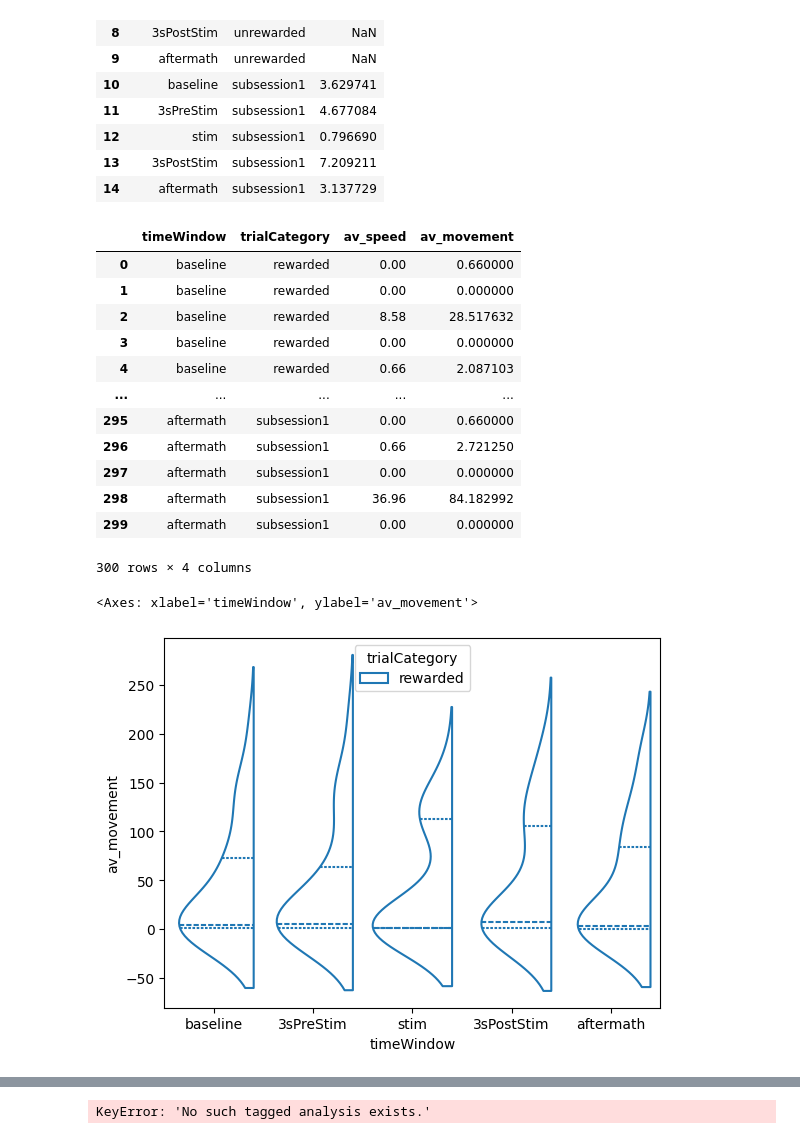
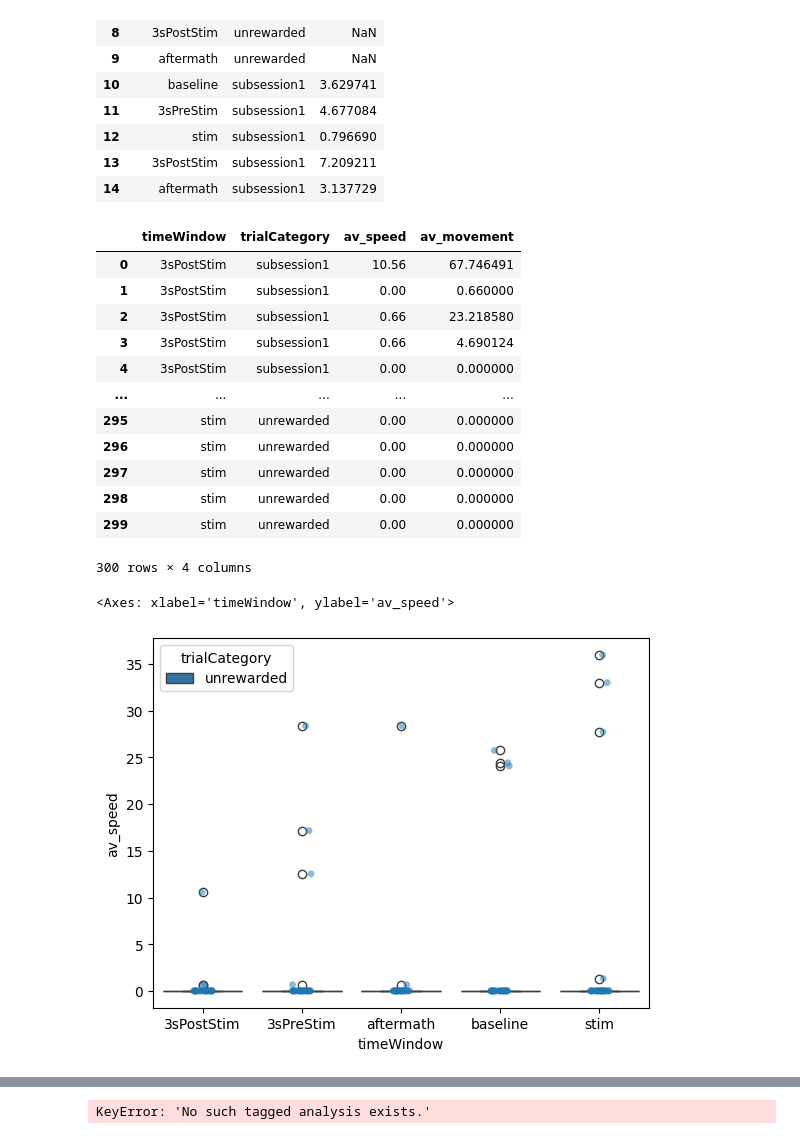
Before and after one commit to LiesDec/project_attention, a Jupyter notebook: notebooks/analysis_tryout.ipynb, the cells around one changed output, grey strips where cells are left out. Drawn from its saved outputs; the diff is of its cells as text; code cells hidden in the pictures.

Commit message:
adding velocity analysis

```diff
--- a/notebooks/analysis_tryout.ipynb
+++ b/notebooks/analysis_tryout.ipynb
@@ -11,8 +11,8 @@ import matplotlib.pyplot as plt
 # %%
 context = con.AnalysisContext("/Volumes/nerfceph/farrowlabwip2024/Data/")
 print(context.config.mouseIDs)
-mouse_context = context['experiment/02203/type/headfixed/mouseID/m01']
-paths = get_files_path(context, mouseIDs=['02203/m01'], sessionTypes = ['Baseline'], fileTypes = ['CamPath'], OS = 'mac', root = '/Volumes/nerfceph/farrowlabwip2024/')
+mouse_context = context['experiment/02275/type/headfixed/mouseID/m01']
+paths = get_files_path(context, mouseIDs=['02203/m01'], sessionTypes = [''], fileTypes = ['CamPath'], OS = 'mac', root = '/Volumes/nerfceph/farrowlabwip2024/')
 # # Convert to MATLAB array format
 # array = "[ " + ", ".join(f'"{path}"' for path in paths) + " ]"
 
@@ -67 +67,3 @@ session = "240526_1629"
 statistic = 'median'
+# %%
+r = mouse_context.analysis[f"velocityAnalysis/session=240712_1534"].get().result
@@ -147,15 +155,15 @@ df_long
 # %%
 rows = []
 
-for timeWindow in avSpeedT:
-    for cat in avSpeedT[timeWindow]:
+for timeWindow in r['averageSpeedPerTrial']:
+    for cat in r['averageSpeedPerTrial'][timeWindow]:
         # Assume the arrays are 1D: one value per subject/trial
-        for i, (speed_val, movement_val) in enumerate(zip(avSpeedT[timeWindow][cat], avMovementT[timeWindow][cat])):
+        for i, (speed_val, movement_val) in enumerate(zip(r['averageSpeedPerTrial'][timeWindow][cat], r['averageMovementPerTrial'][timeWindow][cat])):
             rows.append({
                 'timeWindow': timeWindow,
                 'trialCategory': cat,
-                'av_speed': speed_val,
-                'av_movement': movement_val
+                'median speed (cm/s)': speed_val,
+                'median movement (cm/s)': movement_val
             })
 
 # Convert to DataFrame
@@ -164,24 +172,26 @@ df_long = pd.DataFrame(rows)
 df_long
 # %% [output]
 |  | timeWindow | trialCategory | av_speed | av_movement |
-| 0 | baseline | rewarded | 0.00 | 0.660000 |
-| 1 | baseline | rewarded | 0.00 | 0.000000 |
-| 2 | baseline | rewarded | 8.58 | 28.517632 |
-| 3 | baseline | rewarded | 0.00 | 0.000000 |
-| 4 | baseline | rewarded | 0.66 | 2.087103 |
+| 0 | 3sPostStim | subsession1 | 10.56 | 67.746491 |
+| 1 | 3sPostStim | subsession1 | 0.00 | 0.660000 |
+| 2 | 3sPostStim | subsession1 | 0.66 | 23.218580 |
+| 3 | 3sPostStim | subsession1 | 0.66 | 4.690124 |
+| 4 | 3sPostStim | subsession1 | 0.00 | 0.000000 |
 | ... | ... | ... | ... | ... |
-| 295 | aftermath | subsession1 | 0.00 | 0.660000 |
-| 296 | aftermath | subsession1 | 0.66 | 2.721250 |
-| 297 | aftermath | subsession1 | 0.00 | 0.000000 |
-| 298 | aftermath | subsession1 | 36.96 | 84.182992 |
-| 299 | aftermath | subsession1 | 0.00 | 0.000000 |
+| 295 | stim | unrewarded | 0.00 | 0.000000 |
+| 296 | stim | unrewarded | 0.00 | 0.000000 |
+| 297 | stim | unrewarded | 0.00 | 0.000000 |
+| 298 | stim | unrewarded | 0.00 | 0.000000 |
+| 299 | stim | unrewarded | 0.00 | 0.000000 |
 300 rows × 4 columns
 # %%
 import seaborn as sns
-sns.violinplot(x="timeWindow", y="av_movement", hue="trialCategory", data=df_long[df_long['trialCategory'].isin(['rewarded','unrewarded'])],split=True, inner="quart", fill=False,)
+fig, ax = plt.subplots()
+sns.stripplot(x="timeWindow", y="av_speed", hue="trialCategory", data=df_long[df_long['trialCategory'].isin(['rewarded','unrewarded'])], legend=False, alpha=0.5, ax =ax)
+sns.boxplot(x="timeWindow", y="av_speed", hue="trialCategory", data=df_long[df_long['trialCategory'].isin(['rewarded','unrewarded'])], ax=ax)
 # %% [output]
-<Axes: xlabel='timeWindow', ylabel='av_movement'>
+<Axes: xlabel='timeWindow', ylabel='av_speed'>
-[figure, old version]
+[figure, new version]
 # %%
 np.average(np.abs(behaviorData[1,0:secondsBefore*frameRate,trialIdx]), axis=0)df = pd.DataFrame.from_dict(data, orient='index')§a§
 # %% [output]
```
Also changed, not shown: parts of 3 cells of this notebook, 3 other files.
